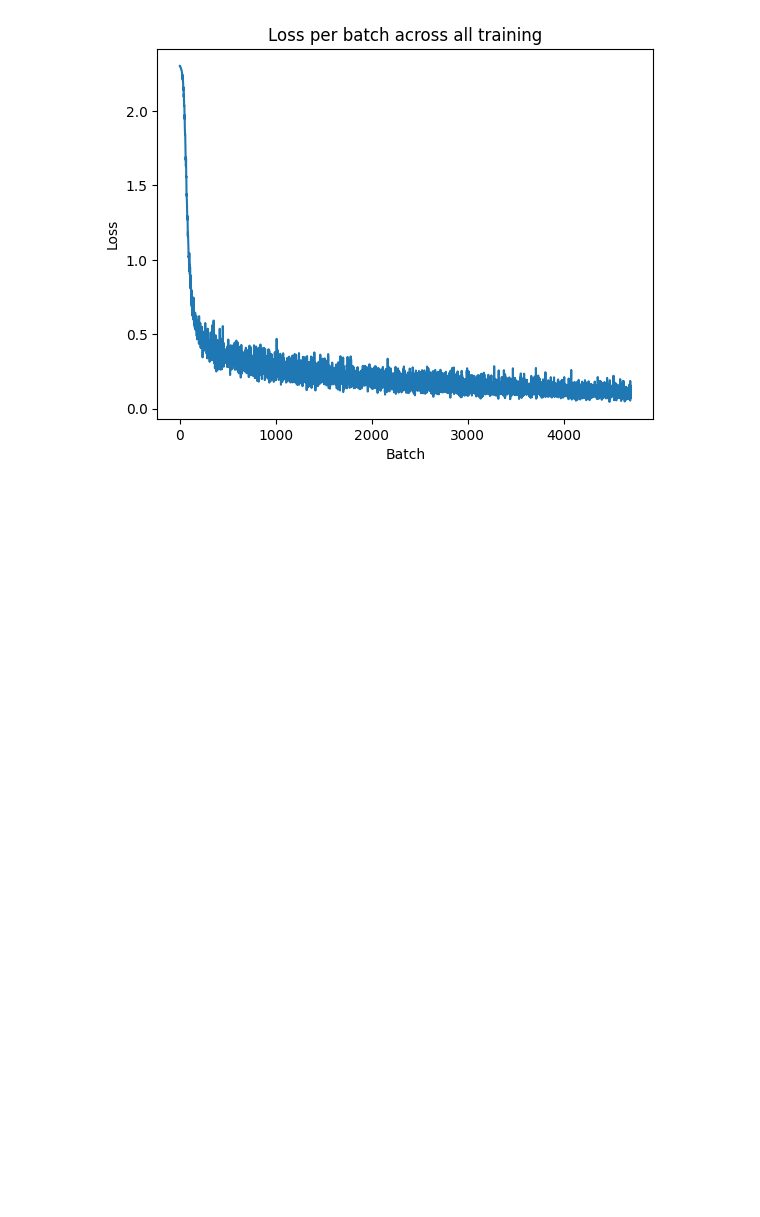
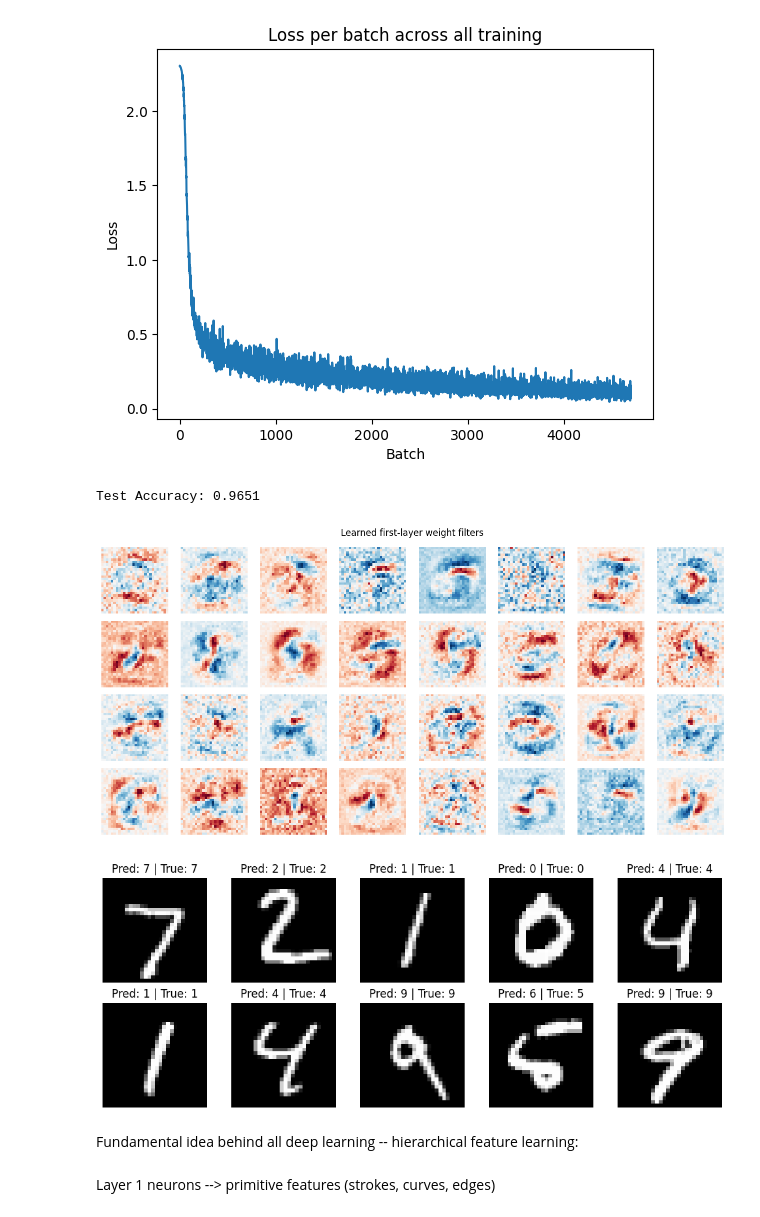
Before and after one commit to Mitul-Marimuthu/deep-learning, a Jupyter notebook: project1.ipynb, the cells around one changed output. Drawn from its saved outputs; the diff is of its cells as text; code cells hidden in the pictures; blank space fills up the shorter version.

Commit message:
visual of some neurons + some test cases

```diff
--- a/project1.ipynb
+++ b/project1.ipynb
@@ -260,3 +260,35 @@ Epoch 15/20 | Loss: 0.1413| Train Acc: 0.9626
 Epoch 17/20 | Loss: 0.1286| Train Acc: 0.9659
 Epoch 19/20 | Loss: 0.1171| Train Acc: 0.9689
 [figure]
+# %%
+_, _, _, A2_test = forward(X_test, W1, b1, W2, b2)
+preds = np.argmax(A2_test, axis = 1)
+test_acc = np.mean(preds == y_test)
+print(f"Test Accuracy: {test_acc:.4f}")
+
+# visualize learned first-layer weights
+fig, axes = plt.subplots(4, 8, figsize=(12, 6))
+for i, ax in enumerate(axes.flat):
+  ax.imshow(W1[:, i].reshape(28, 28), cmap='RdBu')
+  ax.axis('off')
+plt.suptitle("Learned first-layer weight filters")
+plt.tight_layout()
+plt.show()
+
+# Show some predictions
+fig, axes = plt.subplots(2, 5, figsize=(10, 4))
+for i, ax in enumerate(axes.flat):
+  ax.imshow(X_test[i].reshape(28, 28), cmap='gray')
+  ax.set_title(f"Pred: {preds[i]} | True: {y_test[i]}")
+  ax.axis('off')
+
+plt.tight_layout()
+plt.show()
+# %% [output]
+Test Accuracy: 0.9651
+[figure, added]
+[figure, added]
+# %% [markdown]
+Fundamental idea behind all deep learning -- hierarchical feature learning:
+# %% [markdown]
+Layer 1 neurons --> primitive features (strokes, curves, edges)
```
Also changed, not shown: parts of 1 cell of this notebook.
